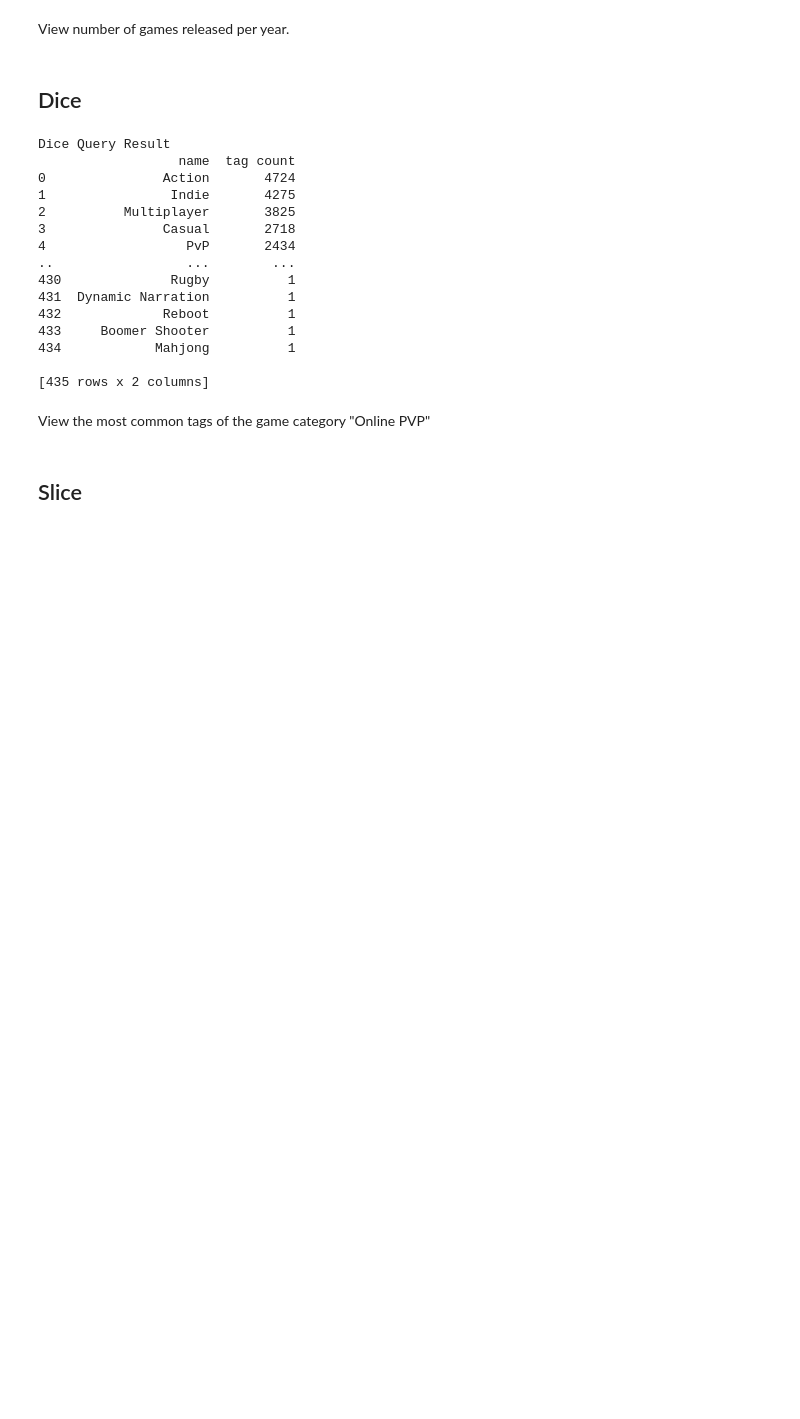
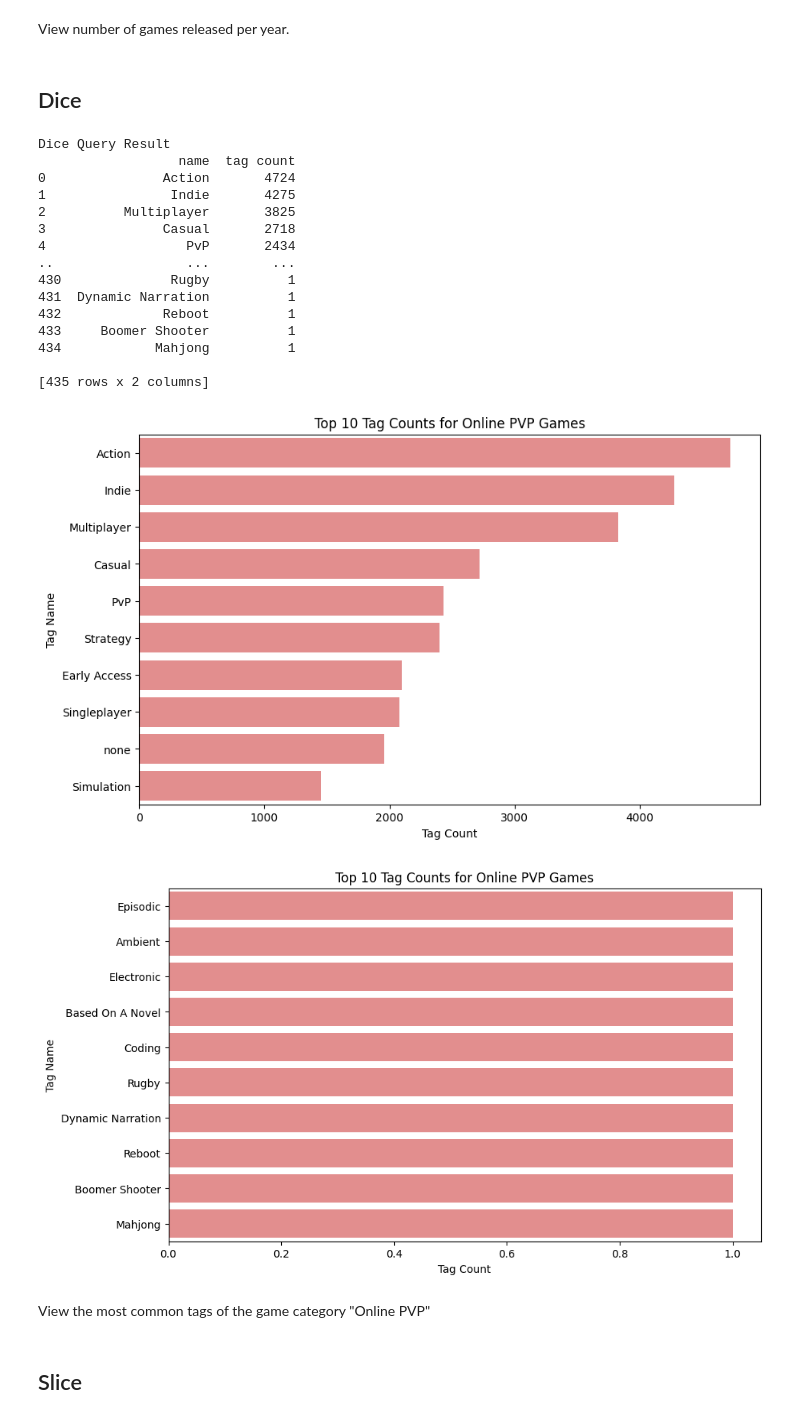
Before and after one commit to R1kkaa/mco1-rdbms, a Jupyter notebook: APP/olap.ipynb, the cells around one changed output. Drawn from its saved outputs; the diff is of its cells as text; code cells hidden in the pictures; blank space fills up the shorter version.

```diff
--- a/APP/olap.ipynb
+++ b/APP/olap.ipynb
@@ -52,33 +65,55 @@ View number of games released per year.
 dice_query = """
 SELECT t.name, COUNT(t.name) AS 'tag count'
 FROM game_fact_table g
 LEFT JOIN dimcategory dc ON g.dimCategoryId = dc.dimCategoryId
 LEFT JOIN category c on dc.dimCategoryId = c.groupId
 LEFT JOIN dimtag dt ON dt.dimTagId = g.dimTagId
 LEFT JOIN tag t ON dt.dimTagId = t.groupId
 WHERE c.name = 'Online PVP'
 GROUP BY t.name
 ORDER BY COUNT(t.name) DESC;
 """
 dice_df = run_query(dice_query)
 print("Dice Query Result")
 print(dice_df)
+
+top_n = 10
+top_dice_df = dice_df.head(top_n)
+bottom_dice_df = dice_df.tail(top_n)
+
+#displays top 10 for readability
+plt.figure(figsize=(10, 6))
+sns.barplot(data=top_dice_df, y='name', x='tag count', color='lightcoral')
+plt.title("Top 10 Tag Counts for Online PVP Games")
+plt.xlabel("Tag Count")
+plt.ylabel("Tag Name")
+plt.show()
+
+#displays bottom 10
+plt.figure(figsize=(10, 6))
+sns.barplot(data=bottom_dice_df, y='name', x='tag count', color='lightcoral')
+plt.title("Top 10 Tag Counts for Online PVP Games")
+plt.xlabel("Tag Count")
+plt.ylabel("Tag Name")
+plt.show()
 # %% [output]
 Dice Query Result
                   name  tag count
 0               Action       4724
 1                Indie       4275
 2          Multiplayer       3825
 3               Casual       2718
 4                  PvP       2434
 ..                 ...        ...
 430              Rugby          1
 431  Dynamic Narration          1
 432             Reboot          1
 433     Boomer Shooter          1
 434            Mahjong          1
 
 [435 rows x 2 columns]
+[figure, added]
+[figure, added]
 # %% [markdown]
 View the most common tags of the game category "Online PVP"
 # %% [markdown]
```
Also changed, not shown: parts of 4 cells of this notebook.
